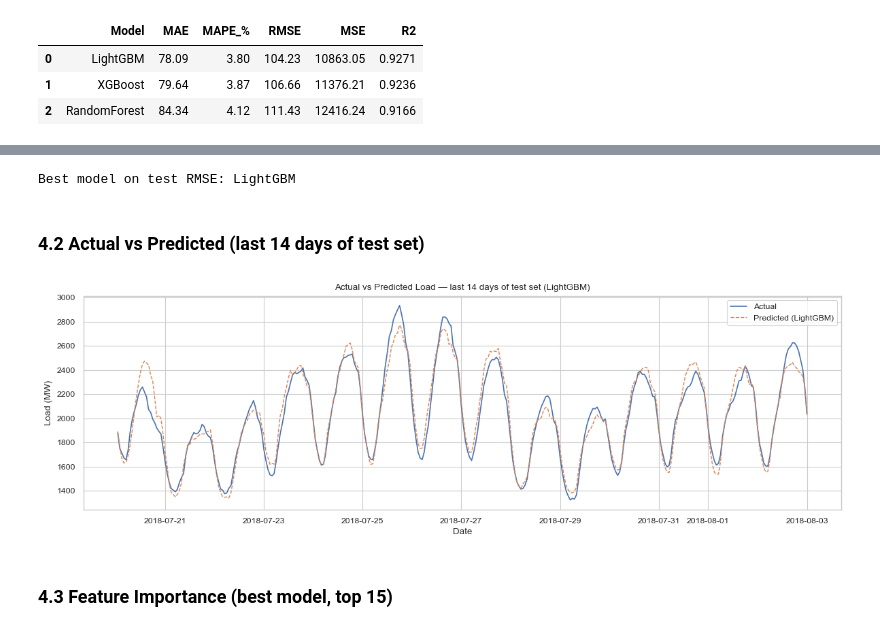
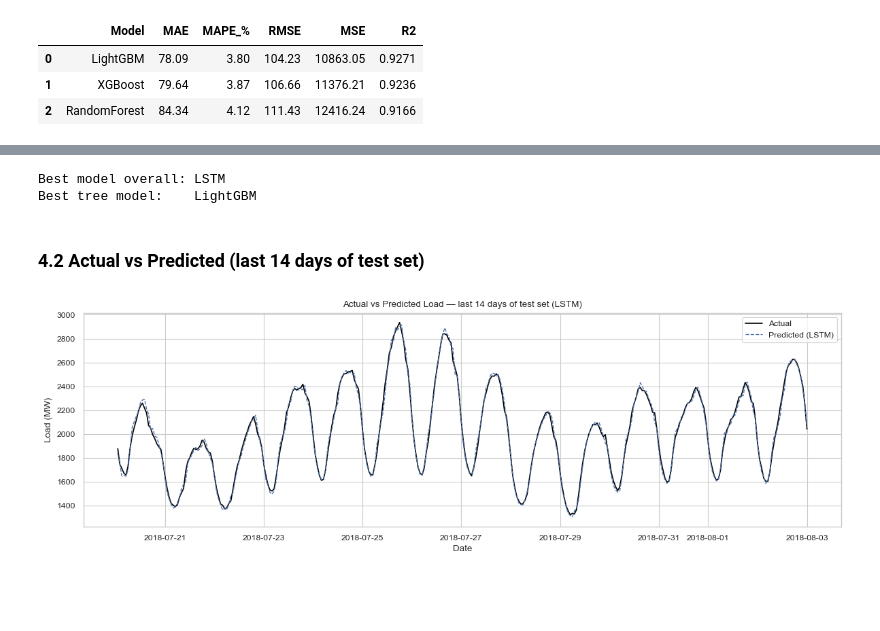
Before and after one commit to talhayilmazai/ds, a Jupyter notebook: energy_forecasting.ipynb, the cells around one changed output, grey strips where cells are left out. Cells and saved outputs as stored; diff of their text form; code cells hidden in the pictures; blank space fills up the shorter version.

```diff
--- a/energy_forecasting.ipynb
+++ b/energy_forecasting.ipynb
@@ -431,0 +663,12 @@ All three models fit.
+# %%
+# Predict on the test set and inverse-transform back to MW units.
+model_lstm.eval()
+with torch.no_grad():
+    X_te_t = torch.from_numpy(X_te_lstm).to(device)
+    y_pred_lstm_scaled = model_lstm(X_te_t).cpu().numpy().reshape(-1, 1)
+
+y_pred_lstm = target_scaler.inverse_transform(y_pred_lstm_scaled).ravel()
+assert y_pred_lstm.shape == y_test.values.shape, 'LSTM prediction must align with y_test'
+print('LSTM predictions shape:', y_pred_lstm.shape)
+print('LSTM prediction range (MW):',
+      f'{y_pred_lstm.min():.1f}', '->', f'{y_pred_lstm.max():.1f}')
@@ -469,31 +752,45 @@ results.style.format({
 # %%
-# Pick the best model by RMSE for the visualizations below
-MODEL_BY_NAME = {'RandomForest': rf_model, 'XGBoost': xgb_model, 'LightGBM': lgb_model}
+# Pick the best model by test RMSE across all 5 paradigms for the visualizations below.
+test_preds = {
+    'RandomForest': rf_model.predict(X_test),
+    'XGBoost':      xgb_model.predict(X_test),
+    'LightGBM':     lgb_model.predict(X_test),
+    'Prophet':      y_pred_prophet,
+    'LSTM':         y_pred_lstm,
+}
+
+# Sklearn estimators only
+TREE_MODELS = {'RandomForest': rf_model, 'XGBoost': xgb_model, 'LightGBM': lgb_model}
+
 best_name = results.iloc[0]['Model']
-best_model = MODEL_BY_NAME[best_name]
-print('Best model on test RMSE:', best_name)
+y_pred_best = test_preds[best_name]
+
+# Best of just the tree-based models
+tree_results = results[results['Model'].isin(TREE_MODELS)]
+best_tree_name = tree_results.iloc[0]['Model']
+
+print('Best model overall:', best_name)
+print('Best tree model:   ', best_tree_name)
 # %% [output]
-Best model on test RMSE: LightGBM
+Best model overall: LSTM
+Best tree model:    LightGBM
 # %% [markdown]
 ### 4.2 Actual vs Predicted (last 14 days of test set)
 # %%
-y_pred_test = best_model.predict(X_test)
 n_hours = 24 * 14
 tail = test_df.iloc[-n_hours:].copy()
-tail['pred'] = y_pred_test[-n_hours:]
+tail['pred'] = y_pred_best[-n_hours:]
 
 fig, ax = plt.subplots(figsize=(12, 4))
-ax.plot(tail['Datetime'], tail[TARGET], label='Actual', linewidth=1.2)
+ax.plot(tail['Datetime'], tail[TARGET], label='Actual', linewidth=1.2, color='black')
 ax.plot(tail['Datetime'], tail['pred'], label=f'Predicted ({best_name})',
         linewidth=1.0, linestyle='--')
 ax.set_title(f'Actual vs Predicted Load — last 14 days of test set ({best_name})')
 ax.set_xlabel('Date')
 ax.set_ylabel('Load (MW)')
 ax.legend()
 plt.tight_layout()
 plt.savefig('actual_vs_predicted.png')
 plt.show()
 # %% [output]
-[figure, old version]
+[figure, new version]
-# %% [markdown]
-### 4.3 Feature Importance (best model, top 15)
```
Also changed, not shown: parts of 32 cells of this notebook, 5 other files.
